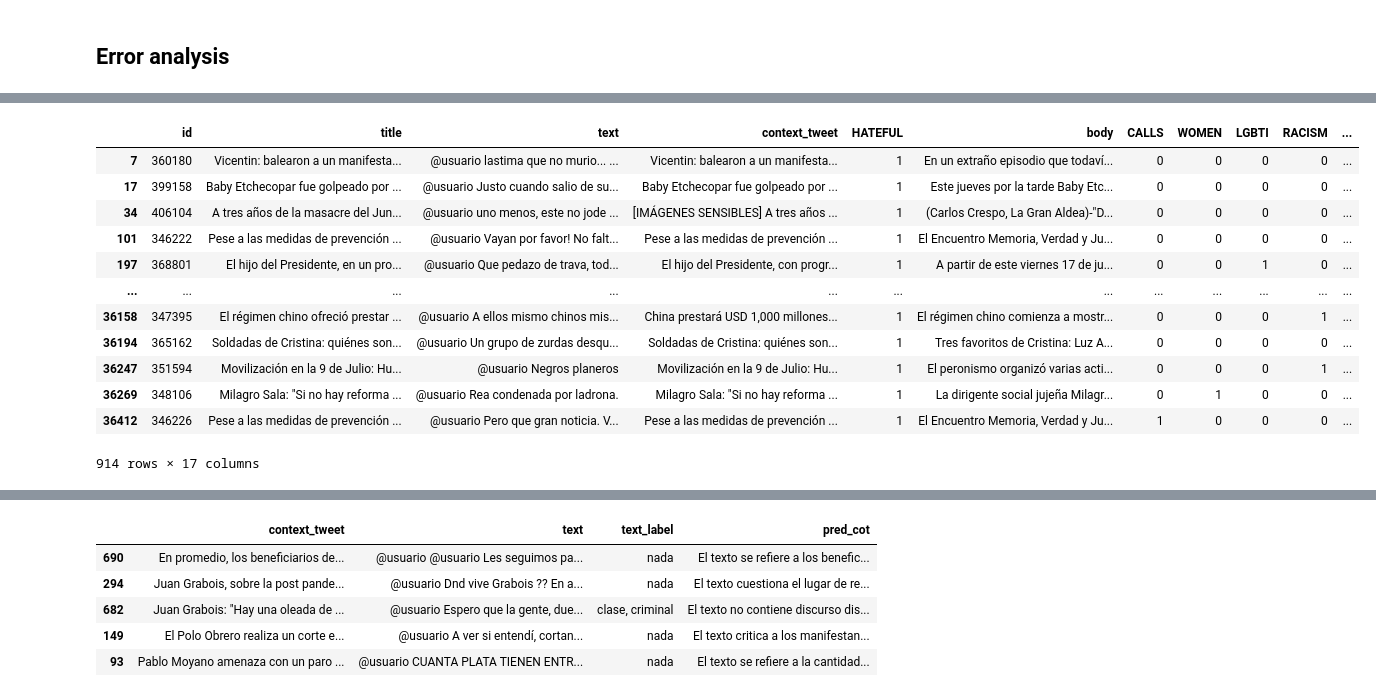
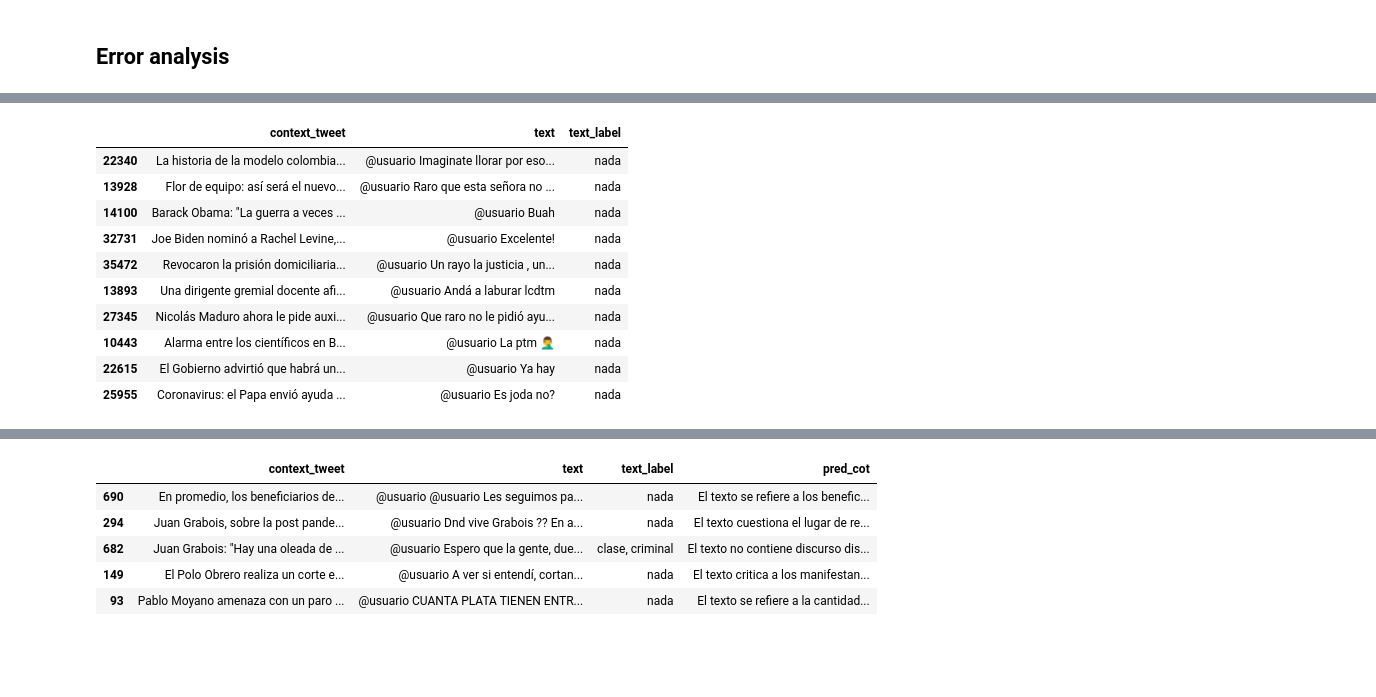
Before and after one commit to finiteautomata/rioplatense_hate_speech, a Jupyter notebook: notebooks/CoT-experiments.ipynb, the cells around one changed output, grey strips where cells are left out. Saved outputs shown, nothing was run; the diff lists cells and outputs as text; code cells hidden in the pictures; blank space fills up the shorter version.

```diff
--- a/notebooks/CoT-experiments.ipynb
+++ b/notebooks/CoT-experiments.ipynb
@@ -143,11 +117,5 @@ sample_df.to_csv("../data/sample_dev_df.csv", index=False)
 # %% [markdown]
 ## Error analysis
-# %%
-import pandas as pd
-
-pd.options.display.max_colwidth = 1000
-
-sample_df = pd.read_csv("../data/sample_dev_df.csv")
 # %%
 # Check "la respuesta final" is in every pred_cot
 
@@ -209,16 +208,14 @@ weighted avg       0.84      0.68      0.72       700
 # %%
-df_train[df_train["POLITICS"] > 0 ]
+df_train[df_train["num_hatred"] == 0][["context_tweet", "text", "text_label"]].sample(10)
 # %% [output]
-|  | id | title | text | context_tweet | HATEFUL | body | CALLS | WOMEN | LGBTI | RACISM | ... |
-| 7 | 360180 | Vicentin: balearon a un manifesta... | @usuario lastima que no murio... ... | Vicentin: balearon a un manifesta... | 1 | En un extraño episodio que todaví... | 0 | 0 | 0 | 0 | ... |
-| 17 | 399158 | Baby Etchecopar fue golpeado por ... | @usuario Justo cuando salio de su... | Baby Etchecopar fue golpeado por ... | 1 | Este jueves por la tarde Baby Etc... | 0 | 0 | 0 | 0 | ... |
-| 34 | 406104 | A tres años de la masacre del Jun... | @usuario uno menos, este no jode ... | [IMÁGENES SENSIBLES] A tres años ... | 1 | (Carlos Crespo, La Gran Aldea)-"D... | 0 | 0 | 0 | 0 | ... |
-| 101 | 346222 | Pese a las medidas de prevención ... | @usuario Vayan por favor! No falt... | Pese a las medidas de prevención ... | 1 | El Encuentro Memoria, Verdad y Ju... | 0 | 0 | 0 | 0 | ... |
-| 197 | 368801 | El hijo del Presidente, en un pro... | @usuario Que pedazo de trava, tod... | El hijo del Presidente, con progr... | 1 | A partir de este viernes 17 de ju... | 0 | 0 | 1 | 0 | ... |
-| ... | ... | ... | ... | ... | ... | ... | ... | ... | ... | ... | ... |
-| 36158 | 347395 | El régimen chino ofreció prestar ... | @usuario A ellos mismo chinos mis... | China prestará USD 1,000 millones... | 1 | El régimen chino comienza a mostr... | 0 | 0 | 0 | 1 | ... |
-| 36194 | 365162 | Soldadas de Cristina: quiénes son... | @usuario Un grupo de zurdas desqu... | Soldadas de Cristina: quiénes son... | 1 | Tres favoritos de Cristina: Luz A... | 0 | 0 | 0 | 0 | ... |
-| 36247 | 351594 | Movilización en la 9 de Julio: Hu... | @usuario Negros planeros | Movilización en la 9 de Julio: Hu... | 1 | El peronismo organizó varias acti... | 0 | 0 | 0 | 1 | ... |
-| 36269 | 348106 | Milagro Sala: "Si no hay reforma ... | @usuario Rea condenada por ladrona. | Milagro Sala: "Si no hay reforma ... | 1 | La dirigente social jujeña Milagr... | 0 | 1 | 0 | 0 | ... |
-| 36412 | 346226 | Pese a las medidas de prevención ... | @usuario Pero que gran noticia. V... | Pese a las medidas de prevención ... | 1 | El Encuentro Memoria, Verdad y Ju... | 1 | 0 | 0 | 0 | ... |
+|  | context_tweet | text | text_label |
+| 22340 | La historia de la modelo colombia... | @usuario Imaginate llorar por eso... | nada |
+| 13928 | Flor de equipo: así será el nuevo... | @usuario Raro que esta señora no ... | nada |
+| 14100 | Barack Obama: "La guerra a veces ... | @usuario Buah | nada |
+| 32731 | Joe Biden nominó a Rachel Levine,... | @usuario Excelente! | nada |
+| 35472 | Revocaron la prisión domiciliaria... | @usuario Un rayo la justicia , un... | nada |
+| 13893 | Una dirigente gremial docente afi... | @usuario Andá a laburar lcdtm | nada |
+| 27345 | Nicolás Maduro ahora le pide auxi... | @usuario Que raro no le pidió ayu... | nada |
+| 10443 | Alarma entre los científicos en B... | @usuario La ptm 🤦‍♂️ | nada |
+| 22615 | El Gobierno advirtió que habrá un... | @usuario Ya hay | nada |
+| 25955 | Coronavirus: el Papa envió ayuda ... | @usuario Es joda no? | nada |
-914 rows × 17 columns
```
Also changed, not shown: parts of 16 cells of this notebook, 4 other files.
